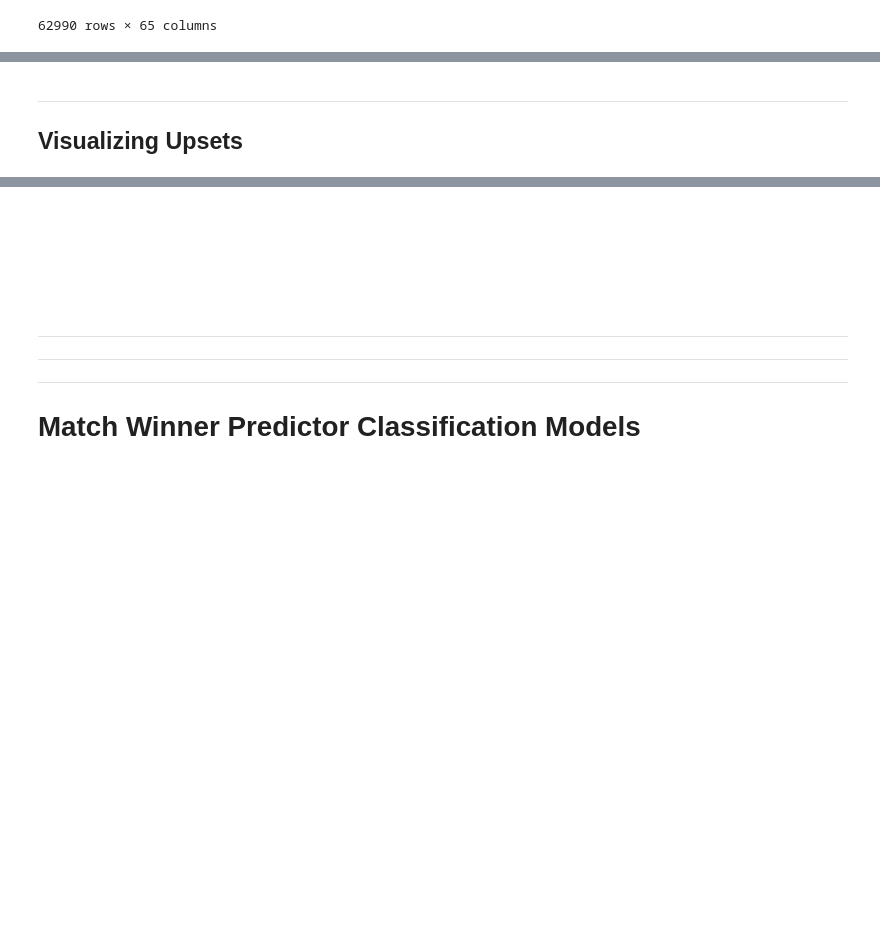
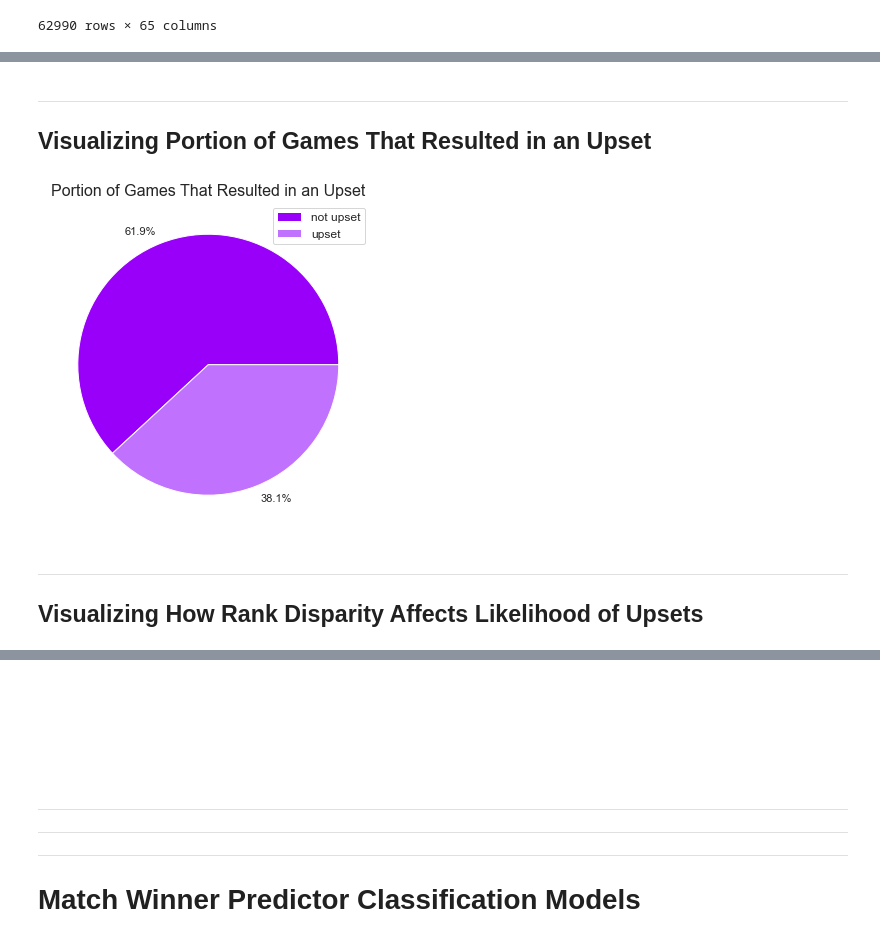
Before and after one commit to a-dubs/ds3000-project, a Jupyter notebook: notebook.ipynb, the cells around one changed output, grey strips where cells are left out. Cells and saved outputs as stored; diff of their text form; code cells hidden in the pictures; blank space fills up the shorter version.

```diff
--- a/notebook.ipynb
+++ b/notebook.ipynb
@@ -21,6 +21,7 @@
 import pandas as pd
 from pandas import DataFrame, Series
 import matplotlib.pyplot as plt
+import matplotlib.colors as mcolors
 import numpy as np
 import seaborn as sns
 sns.set()
@@ -38,6 +39,7 @@ from sklearn.svm import SVC, SVR
 
 from datetime import datetime, timedelta
 import random
+plt.rcParams['axes.facecolor'] = 'white'
 # %% [markdown]
 -----
 -----
@@ -273,6 +304,10 @@ def make_teams_profiles(df : DataFrame, pstat_vars = SELECTED_PSTAT_VARS, mode =
 def remove_unused_pstats(df : DataFrame, keep_pstat_vars : list [str]) -> DataFrame:
     keep_cols = [var for var in list(df.columns) if not((x:=var.split("_")[-1]) in PLAYER_STAT_VARIABLES) or x in keep_pstat_vars]
     return df.loc[:, keep_cols ]
+
+#######################################################################################################################
+def color(color_name: str):
+    return mcolors.XKCD_COLORS[f'xkcd:{color_name}']
 # %% [markdown]
 -----
 
@@ -317,4 +364,51 @@ Partitioning dataset temporally (by date):
+# %% [markdown]
+-----
+## Visualizing Portion of Games That Resulted in an Upset
+# %%
+# upsets
+upsets_df = matches_dataset.copy()
+upsets_df = upsets_df.loc[(upsets_df["t1_rank"] != upsets_df["t2_rank"]),:]
+
+# print(upsets_df.loc[:,["t1_rank", "t2_rank", "rw_diff", "t1_total_rw", "t2_total_rw"]].head(10))
+# higher_rank_team = []
+
+# for index, row in eda_df.iterrows():
+#     rank_diff = row["t1_rank"] - ["t2_rank"]
+#     rw_diff = row["t1_rw_diff"] - ["t2_rw_diff"]
+
+# eda_df["winner"].value_counts().plot.pie()
+
+
+# eda_df.loc[:, ["winner", "rw_diff"]].value_counts("abs").plot()
+# rank_diffs = []
+# rw_diffs = []
+# for index, row in eda_df.iterrows():
+#     rank_diff = row["t1_rank"] - ["t2_rank"]
+#     rw_diff = row["t1_rw_diff"] - ["t2_rw_diff"]
+
+# pd.DataFrame()
+
+
+
+# pie chart of # of games won by higher rank teams vs # of games won by lower rank team
+upset_or_not = {}
+
+for index, row in upsets_df.iterrows():
+    upset_or_not[index] = "not upset" if (((row["t1_rank"] - row["t2_rank"]) * row["rw_diff"]) < 0) else "upset"
+upset_or_not = Series(upset_or_not)
+# print(upset_or_not.head(10))
+
+upset_frequencies = upset_or_not.value_counts(normalize=True)
+plt.figure(figsize=(6,6))
+plt.pie(upset_frequencies, labels=[f"{round(x * 100, 1)}%" for x in upset_frequencies.values],  colors=[color("vivid purple"), color('easter purple')])
+plt.legend(upset_frequencies.index,fontsize=12)
+# plt.colormaps("cool")
+plt.title("Portion of Games That Resulted in an Upset",fontsize=16)
+# line graph of x var: abs(rank disparity), y var: % of games won by the higher rank team
+# grouped bar chart for aggregate player ratings of winning teams vs losing teams
+plt.show()
+# %% [output]
+[figure, added]
 # %% [markdown]
 -----
-
-## Visualizing Upsets
+## Visualizing How Rank Disparity Affects Likelihood of Upsets
```
Also changed, not shown: parts of 56 cells of this notebook, 12 other files.
